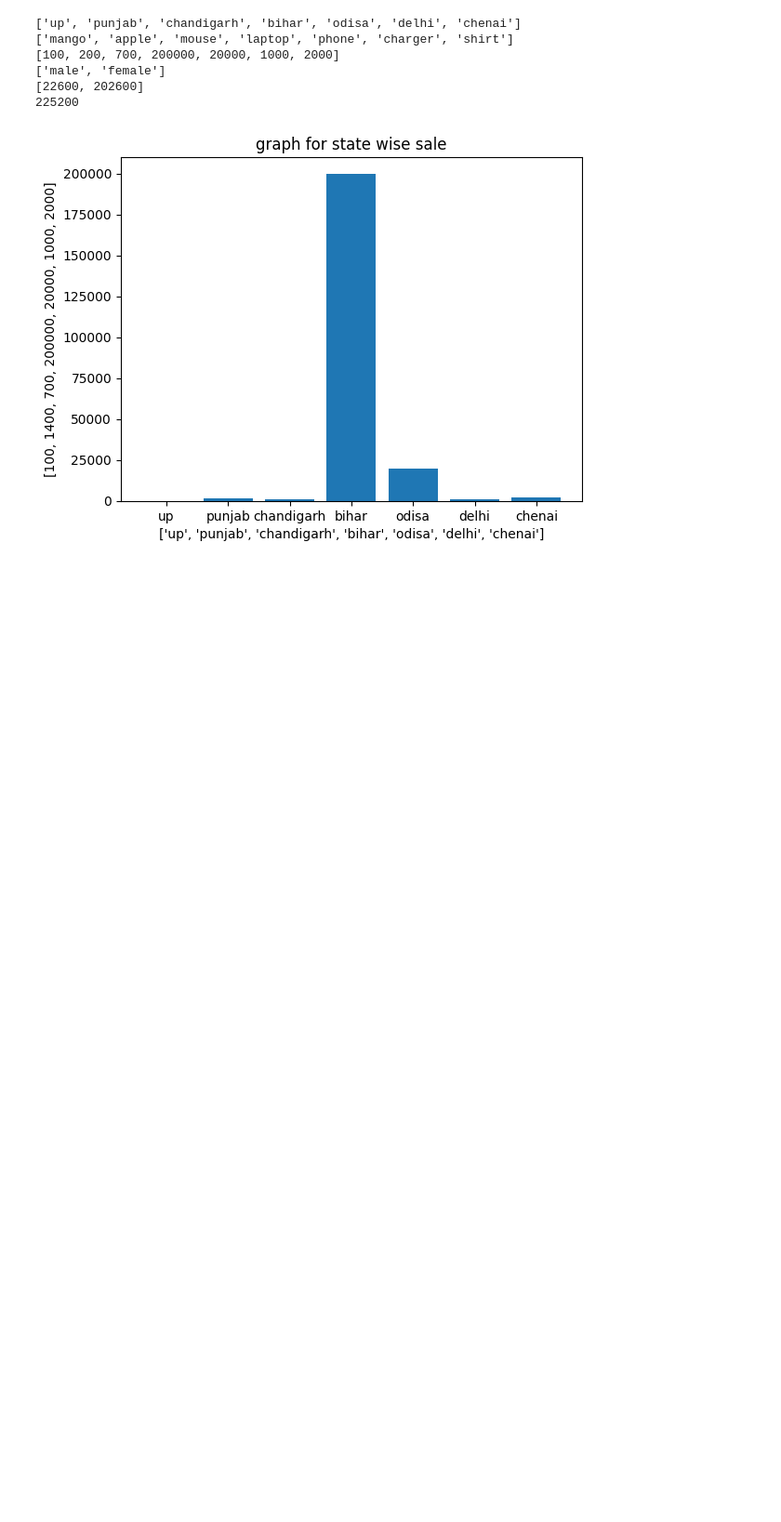
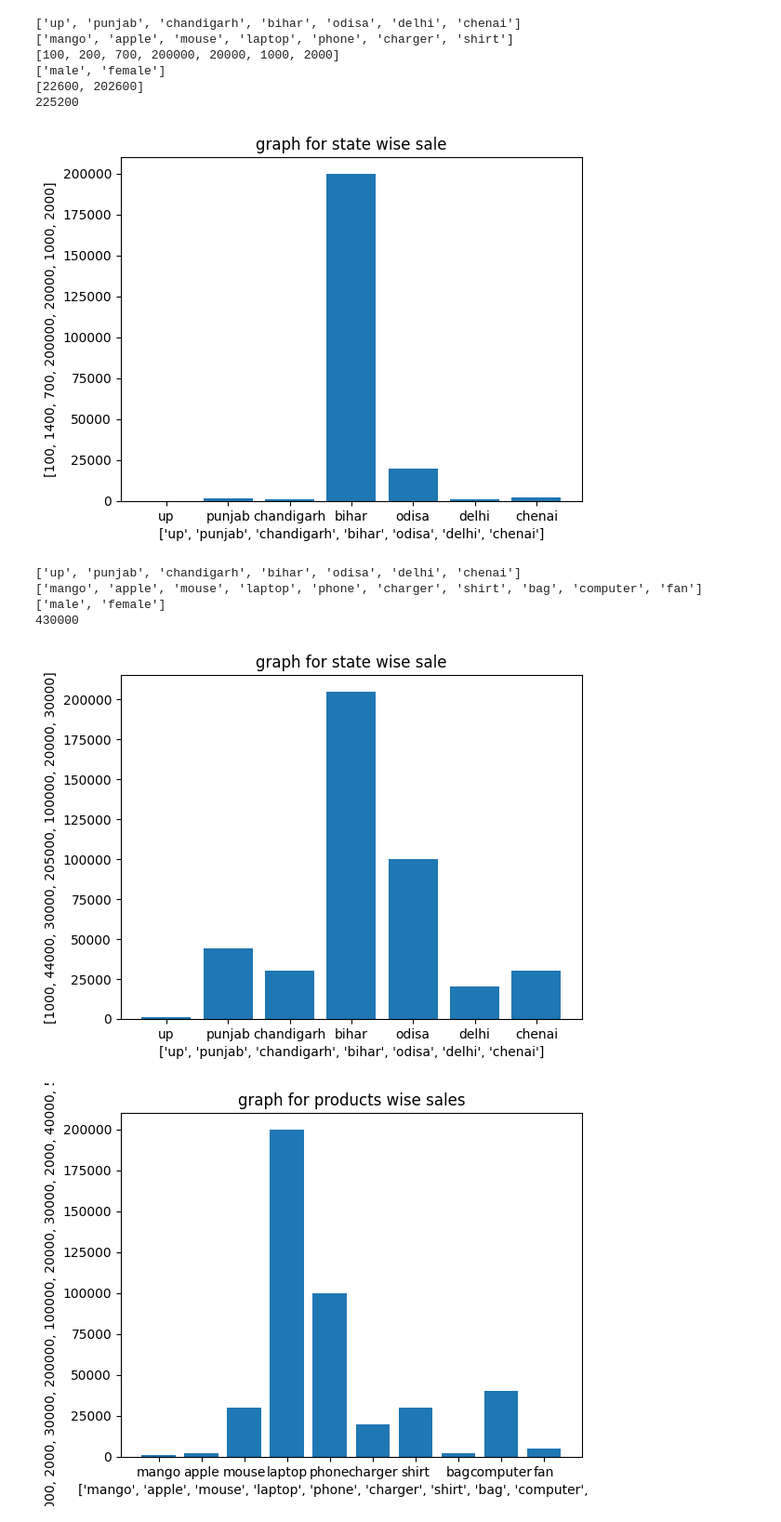
Before and after one commit to gashishkumar2201-collab/Python-class, a Jupyter notebook: data_analist.ipynb, the cells around one changed output. Shown at 93% size. Cells and saved outputs as stored; diff of their text form; code cells hidden in the pictures; blank space fills up the shorter version.

```diff
--- a/data_analist.ipynb
+++ b/data_analist.ipynb
@@ -65,3 +65,83 @@ plt.show()
 [22600, 202600]
 225200
 [figure]
+# %%
+import matplotlib.pyplot as plt
+customer_names=["ashish","ram","sayam","aarti","aditaya","amrita","swati","tanu","aanu","tom"]
+states=["up","punjab","chandigarh","bihar","odisa","delhi","chenai","punjab","punjab","bihar"]
+products=["mango","apple","mouse","laptop","phone","charger","shirt","bag","computer","fan"]
+amounts=[1000,2000,30000,200000,100000,20000,30000,2000,40000,5000]
+genders=["male","male","male","female","male","female","female","female","female","male"]
+
+#starting for states wise
+unique_states=[]
+states_sales=[]
+
+for i in states:
+  if i not in unique_states:
+    unique_states.append(i)
+    states_sales.append(0)
+print(unique_states)
+
+for i in range(len(states)):
+  index=unique_states.index(states[i])
+  states_sales[index]=states_sales[index]+amounts[i]
+
+
+#products wise
+unique_products=[]
+products_wise_sales=[]
+
+for i in products:
+  if i not in unique_products:
+    unique_products.append(i)
+    products_wise_sales.append(0)
+print(unique_products)
+
+for i in range(len(products)):
+  index=unique_products.index(products[i])
+  products_wise_sales[index]=products_wise_sales[index]+amounts[i]
+
+#gender wise
+unique_genders=[]
+genders_wise_sales=[]
+
+for i in genders:
+  if i not in unique_genders:
+    unique_genders.append(i)
+    genders_wise_sales.append(0)
+print(unique_genders)
+
+for i in range(len(genders)):
+  index=unique_genders.index(genders[i])
+  genders_wise_sales[index]=genders_wise_sales[index]+amounts[i]
+
+  total_sale=0
+for i in amounts:
+  total_sale=total_sale+i
+print(total_sale)
+
+plt.bar(unique_states, states_sales)
+plt.title("graph for state wise sale")
+plt.xlabel(unique_states)
+plt.ylabel(states_sales)
+plt.show()
+
+plt.bar(unique_products, products_wise_sales)
+plt.title("graph for products wise sales")
+plt.xlabel(unique_products)
+plt.ylabel(products_wise_sales)
+plt.show()
+
+plt.bar(unique_genders, genders_wise_sales)
+plt.title("graph for genders wise sales")
+plt.xlabel(unique_genders)
+plt.ylabel(genders_wise_sales)
+plt.show()
+# %% [output]
+['up', 'punjab', 'chandigarh', 'bihar', 'odisa', 'delhi', 'chenai']
+['mango', 'apple', 'mouse', 'laptop', 'phone', 'charger', 'shirt', 'bag', 'computer', 'fan']
+['male', 'female']
+430000
+[figure, added]
+[figure, added]
```
Also changed, not shown: parts of 2 cells of this notebook.
